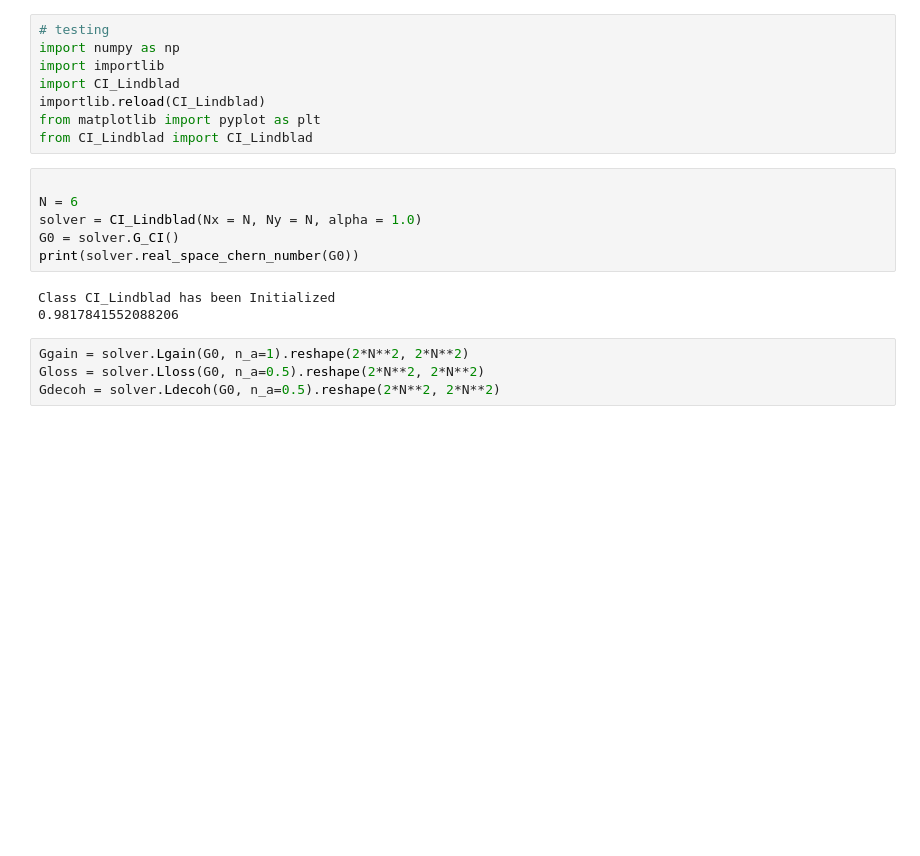
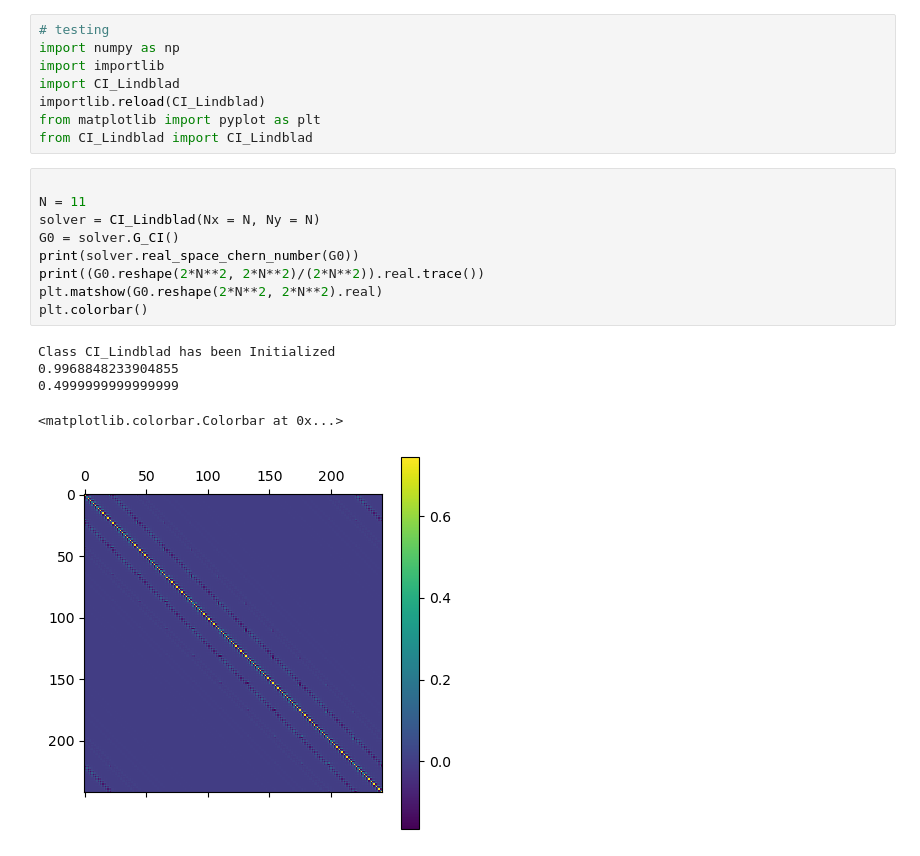
Before and after one commit to AsadullahBhuiyan/Fermionic_Lindbladian, a Jupyter notebook: test.ipynb, the cells around one changed output. Saved outputs shown, nothing was run; the diff lists cells and outputs as text; blank space fills up the shorter version.

```diff
--- a/test.ipynb
+++ b/test.ipynb
@@ -8,14 +8,16 @@ from matplotlib import pyplot as plt
 from CI_Lindblad import CI_Lindblad
 # %%
 
-N = 6
-solver = CI_Lindblad(Nx = N, Ny = N, alpha = 1.0)
+N = 11
+solver = CI_Lindblad(Nx = N, Ny = N)
 G0 = solver.G_CI()
 print(solver.real_space_chern_number(G0))
+print((G0.reshape(2*N**2, 2*N**2)/(2*N**2)).real.trace())
+plt.matshow(G0.reshape(2*N**2, 2*N**2).real)
+plt.colorbar()
 # %% [output]
 Class CI_Lindblad has been Initialized
-0.9817841552088206
+0.9968848233904855
+0.4999999999999999
+<matplotlib.colorbar.Colorbar at 0x...>
+[figure, added]
-# %%
-Ggain = solver.Lgain(G0, n_a=1).reshape(2*N**2, 2*N**2)
-Gloss = solver.Lloss(G0, n_a=0.5).reshape(2*N**2, 2*N**2)
-Gdecoh = solver.Ldecoh(G0, n_a=0.5).reshape(2*N**2, 2*N**2)
```
Also changed, not shown: parts of 3 cells of this notebook, 9 other files.
